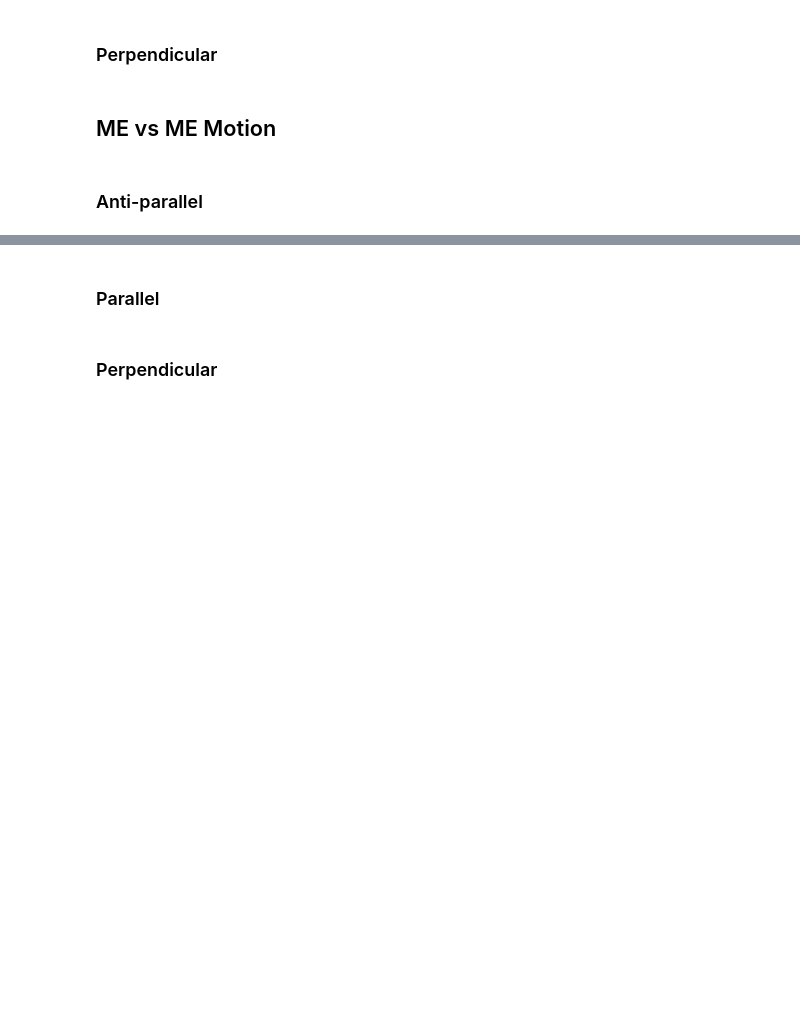
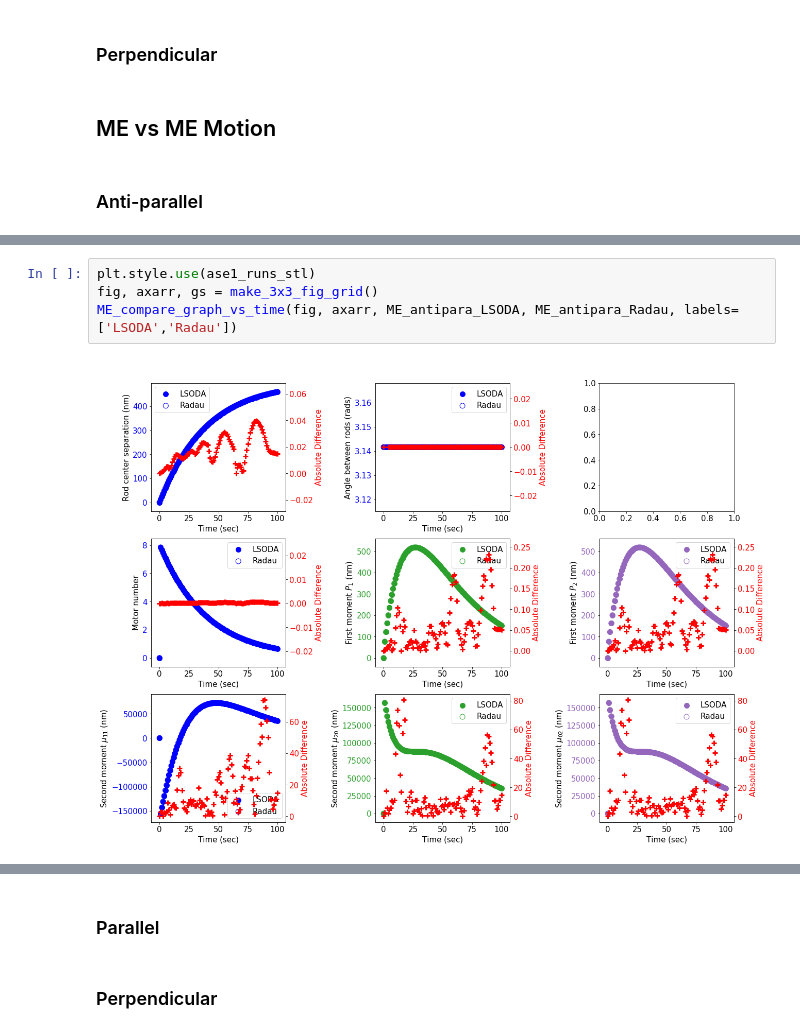
Before and after one commit to lamsoa729/FoXlink, a Jupyter notebook: notebooks/comparison_graphs.ipynb, the cells around one changed output, grey strips where cells are left out. Drawn from its saved outputs; the diff is of its cells as text; blank space fills up the shorter version.

```diff
--- a/notebooks/comparison_graphs.ipynb
+++ b/notebooks/comparison_graphs.ipynb
@@ -318,0 +354,6 @@ PDE_compare_graph_vs_time(fig, axarr, PDE_antipara_ds1, PDE_antipara_ds_5, label
+# %%
+plt.style.use(ase1_runs_stl)
+fig, axarr, gs = make_3x3_fig_grid()
+ME_compare_graph_vs_time(fig, axarr, ME_antipara_LSODA, ME_antipara_Radau, labels=['LSODA','Radau'])
+# %% [output]
+[figure, added]
```
Also changed, not shown: parts of 14 cells of this notebook, 2 other files.
